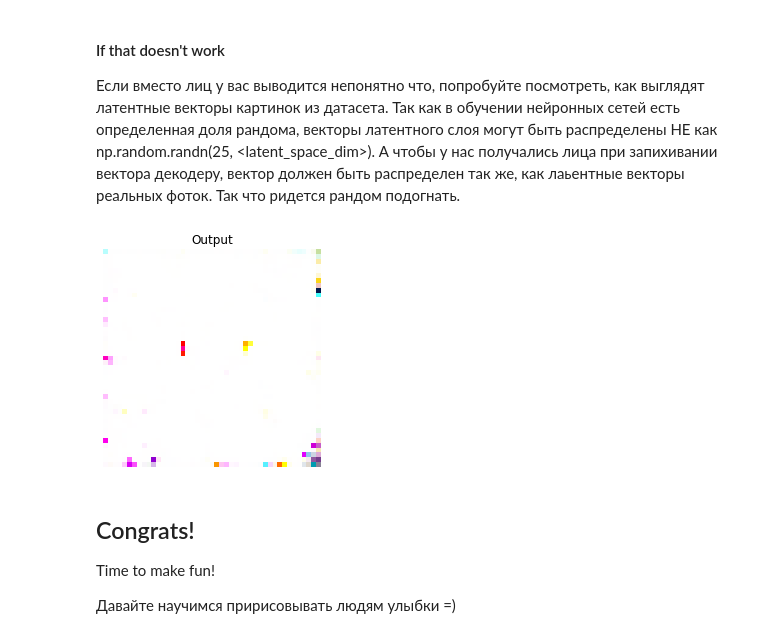
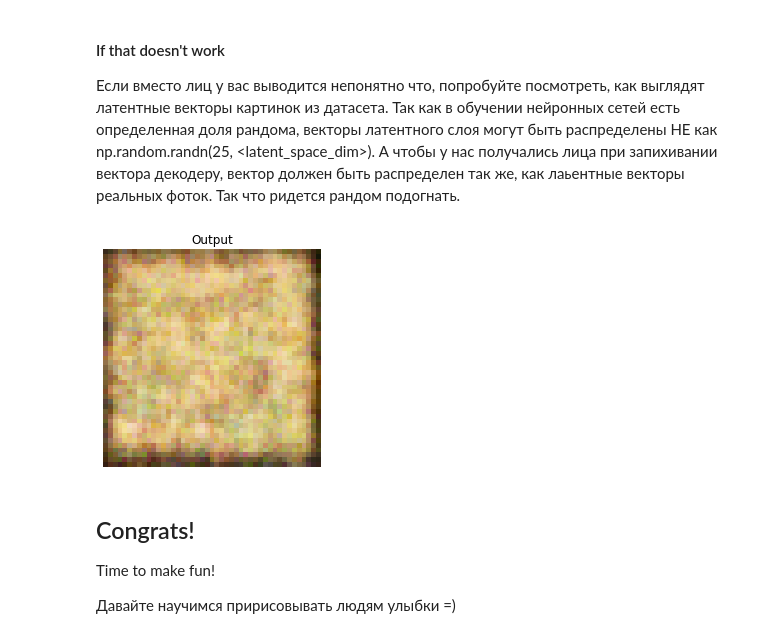
Before and after one commit to LevPerla/DLS_CV_Course, a Jupyter notebook: project/Autoencoders.ipynb, the cells around one changed output. Drawn from its saved outputs; the diff is of its cells as text; code cells hidden in the pictures.

```diff
--- a/project/Autoencoders.ipynb
+++ b/project/Autoencoders.ipynb
@@ -360,14 +390,14 @@ Not bad, right?
 Если вместо лиц у вас выводится непонятно что, попробуйте посмотреть, как выглядят латентные векторы картинок из датасета. Так как в обучении нейронных сетей есть определенная доля рандома, векторы латентного слоя могут быть распределены НЕ как np.random.randn(25, <latent_space_dim>). А чтобы у нас получались лица при запихивании вектора декодеру, вектор должен быть распределен так же, как лаьентные векторы реальных фоток. Так что ридется рандом подогнать.
 # %%
 # сгенерируем 25 рандомных векторов размера latent_space [-1, 64, 41, 41]
-z = torch.Tensor(np.random.randn(1,64, 41, 41)).to(device, dtype=torch.float)
+z = torch.Tensor((0.07930984 * np.random.randn(1,64, 41, 41)) + 0.04132827).to(device, dtype=torch.float)
 output = autoencoder.decoder(z).detach().to('cpu')
 plt.imshow(np.rollaxis(output.numpy()[0], 0, 3))
 plt.title('Output')
 plt.axis('off')
 plt.show()
 # %% [output]
-[figure, old version]
+[figure, new version]
 # %% [markdown]
 ## Congrats!
 
```
Also changed, not shown: parts of 20 cells of this notebook.
